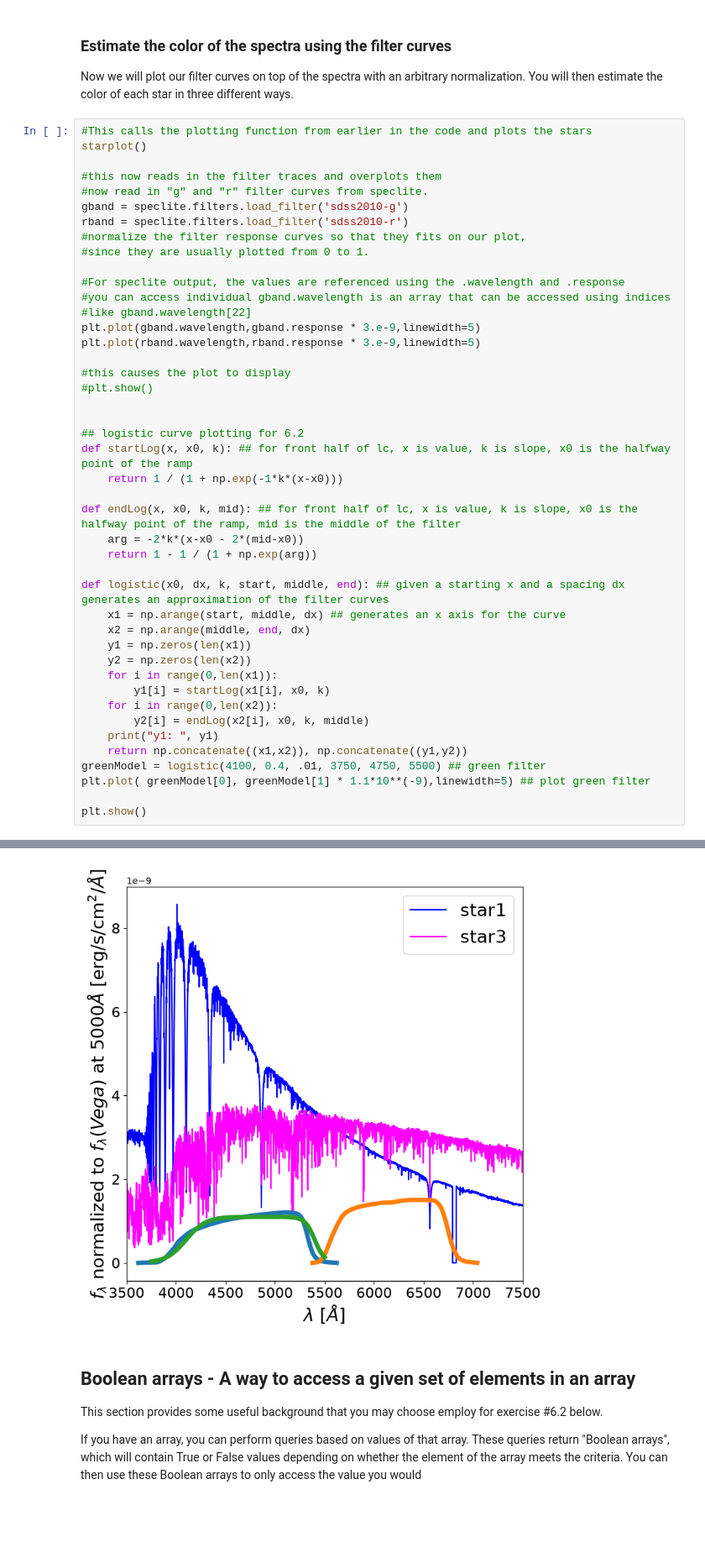
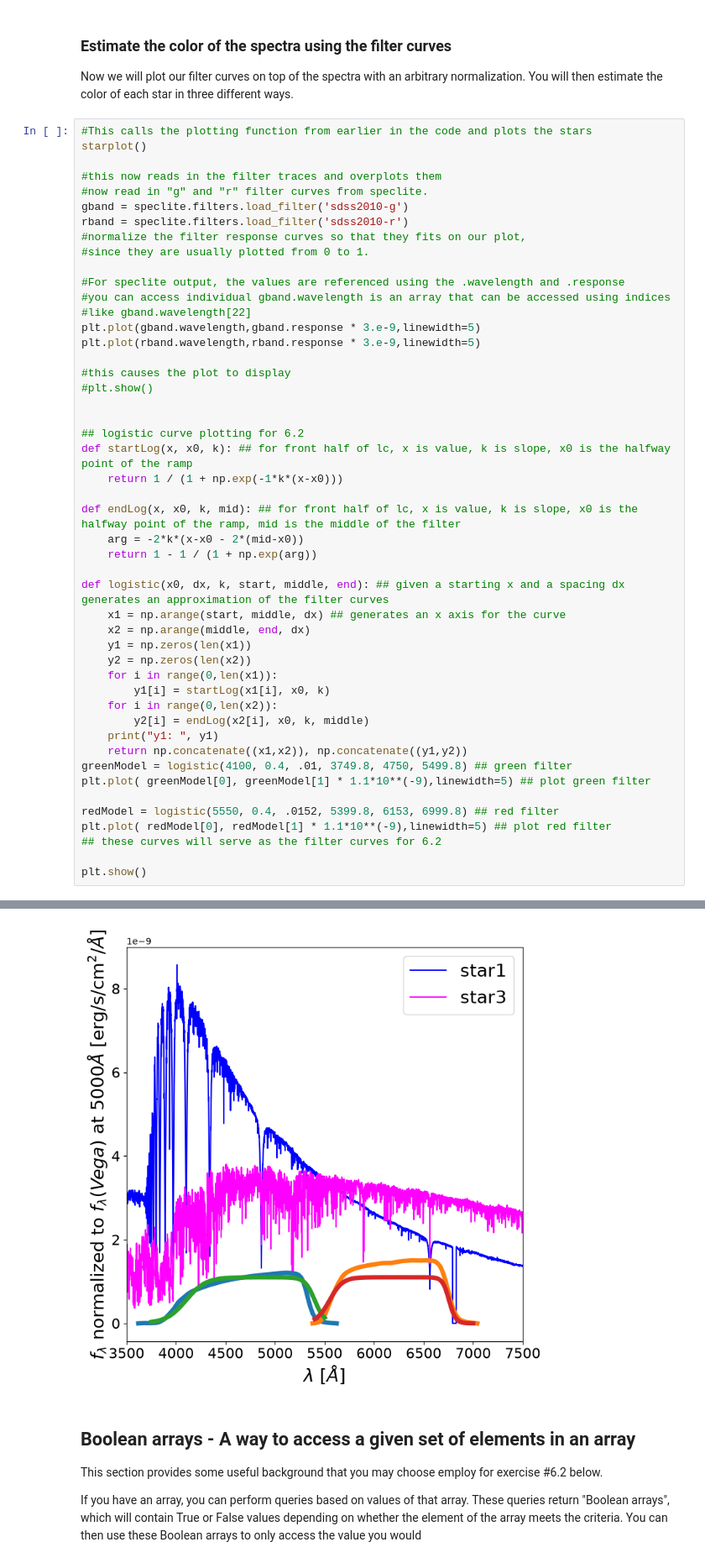
Before and after one commit to NathanielS-KU/Stellar-spectral-analysis, a Jupyter notebook: astr596-stellar-spectra-analysis-student.ipynb, the cells around one changed output, grey strips where cells are left out. Shown at 84% size. Drawn from its saved outputs; the diff is of its cells as text; blank space fills up the shorter version.

```diff
--- a/astr596-stellar-spectra-analysis-student.ipynb
+++ b/astr596-stellar-spectra-analysis-student.ipynb
@@ -431,8 +433,12 @@ def logistic(x0, dx, k, start, middle, end): ## given a starting x and a spacing
         y2[i] = endLog(x2[i], x0, k, middle)
     print("y1: ", y1)
     return np.concatenate((x1,x2)), np.concatenate((y1,y2))
-greenModel = logistic(4100, 0.4, .01, 3750, 4750, 5500) ## green filter
+greenModel = logistic(4100, 0.4, .01, 3749.8, 4750, 5499.8) ## green filter
 plt.plot( greenModel[0], greenModel[1] * 1.1*10**(-9),linewidth=5) ## plot green filter
 
+redModel = logistic(5550, 0.4, .0152, 5399.8, 6153, 6999.8) ## red filter
+plt.plot( redModel[0], redModel[1] * 1.1*10**(-9),linewidth=5) ## plot red filter
+## these curves will serve as the filter curves for 6.2
+
 plt.show()
 # %% [output]
@@ -440,4 +447,4 @@ y1:  [0.02931223 0.02942626 0.02954071 ... 0.99848072 0.99848678 0.99849281]
-[figure, old version]
+[figure, new version]
 # %% [markdown]
 ## Boolean arrays - A way to access a given set of elements in an array
 
```
Also changed, not shown: parts of 6 cells of this notebook.
